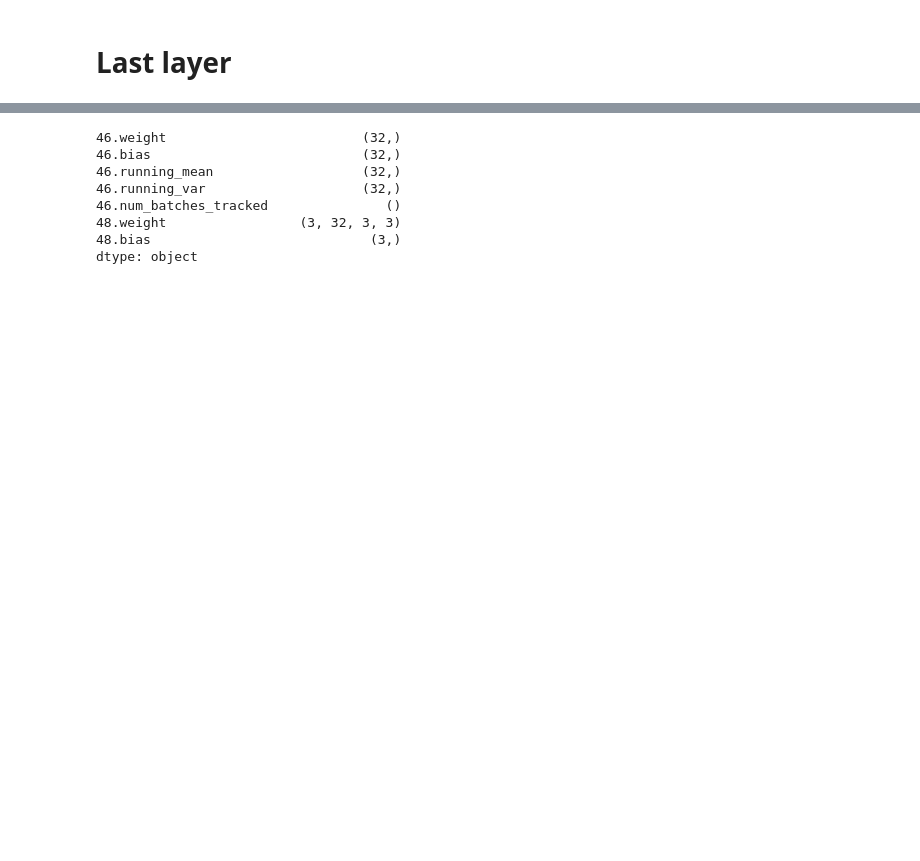
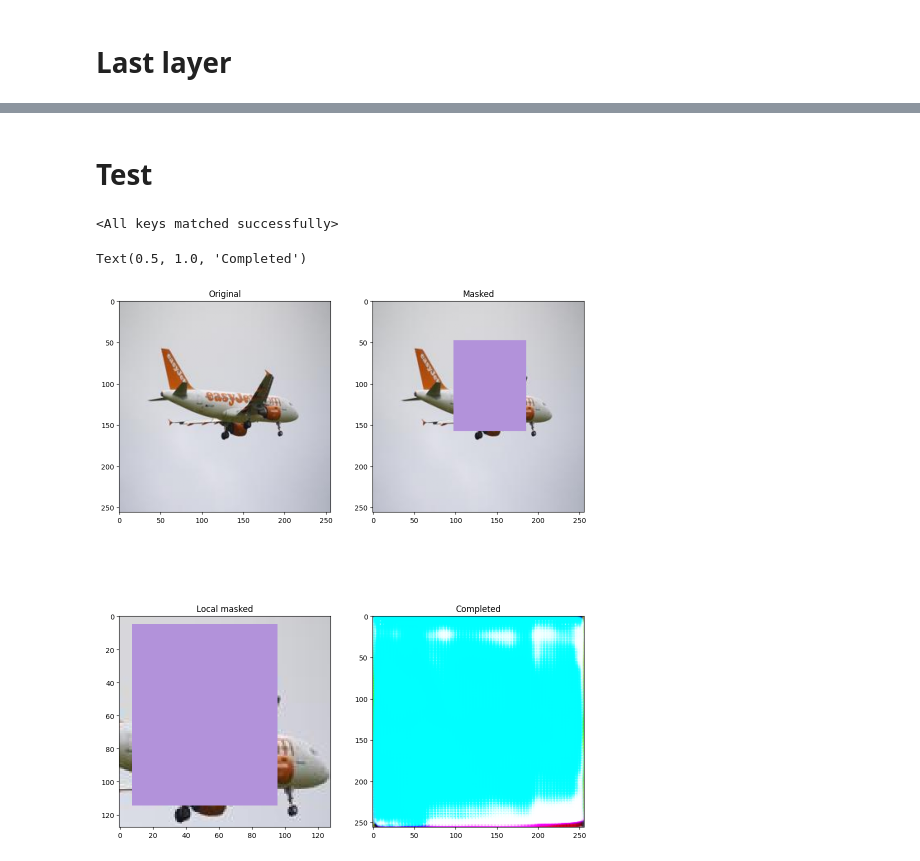
Before and after one commit to poloincognito/glcic, a Jupyter notebook: notebooks/6_weights_scrapping.ipynb, the cells around one changed output, grey strips where cells are left out. Cells and saved outputs as stored; diff of their text form; code cells hidden in the pictures; blank space fills up the shorter version.

Commit message:
Test scrapped weights

```diff
--- a/notebooks/6_weights_scrapping.ipynb
+++ b/notebooks/6_weights_scrapping.ipynb
@@ -171,11 +161,0 @@ dtype: object
-# %%
-scrapped_weights_shapes_serie.iloc[-7:]
-# %% [output]
-46.weight                         (32,)
-46.bias                           (32,)
-46.running_mean                   (32,)
-46.running_var                    (32,)
-46.num_batches_tracked               ()
-48.weight                 (3, 32, 3, 3)
-48.bias                            (3,)
-dtype: object
@@ -181,0 +166,50 @@ dtype: object
+# %% [markdown]
+# Test
+# %%
+# test
+new_cn = CompletionNetwork()
+new_cn.load_state_dict(my_cn_state_dict)
+# %% [output]
+<All keys matched successfully>
+# %%
+# load the dataset
+train_dataset_dir = '../data/train/'
+train_dataset = torchvision.datasets.ImageFolder(root=train_dataset_dir, transform=torchvision.transforms.ToTensor())
+train_dataloader = torch.utils.data.DataLoader(train_dataset, batch_size=4, shuffle=False)
+
+# first batch
+batch = next(iter(train_dataloader))[0]
+
+# apply mask
+replacement_val = torch.tensor([0.5062325495504219, 0.4255871700324652, 0.38299278586700136])
+from glic.utils import *
+lm,em = generate_mask(4)
+replacement_val = torch.rand(3)
+masked_batch = apply_mask(batch,em,replacement_val)
+
+# complete
+new_cn.eval()
+completed_batch = new_cn(masked_batch).detach()
+# %%
+import matplotlib.pyplot as plt
+fig, axes = plt.subplots(2,2, figsize=(12,15))
+
+# display the original image
+axes[0][0].imshow(batch[0].permute(1,2,0))
+axes[0][0].set_title('Original')
+
+# display the masked image
+axes[0][1].imshow(masked_batch[0].permute(1,2,0))
+axes[0][1].set_title('Masked')
+
+# display the local masked image
+h,h2,w,w2 = lm[0]
+axes[1][0].imshow(masked_batch[0][:,h:h2,w:w2].permute(1,2,0))
+axes[1][0].set_title('Local masked')
+
+# display the completed image
+axes[1][1].imshow(completed_batch[0].permute(1,2,0))
+axes[1][1].set_title('Completed')
+# %% [output]
+Text(0.5, 1.0, 'Completed')
+[figure, added]
```
Also changed, not shown: parts of 5 cells of this notebook, 1 other file.
